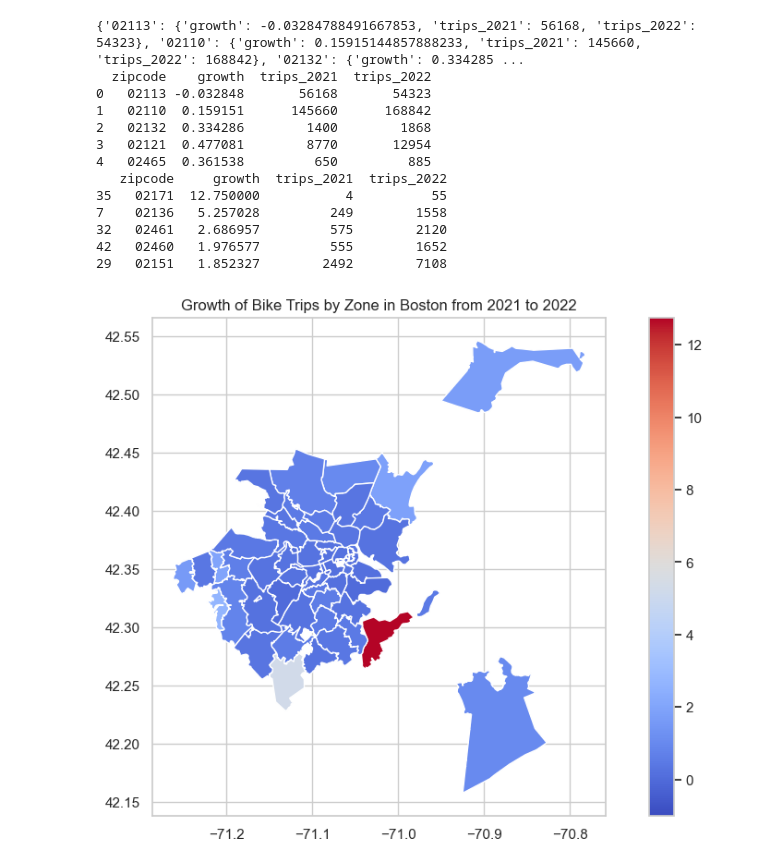
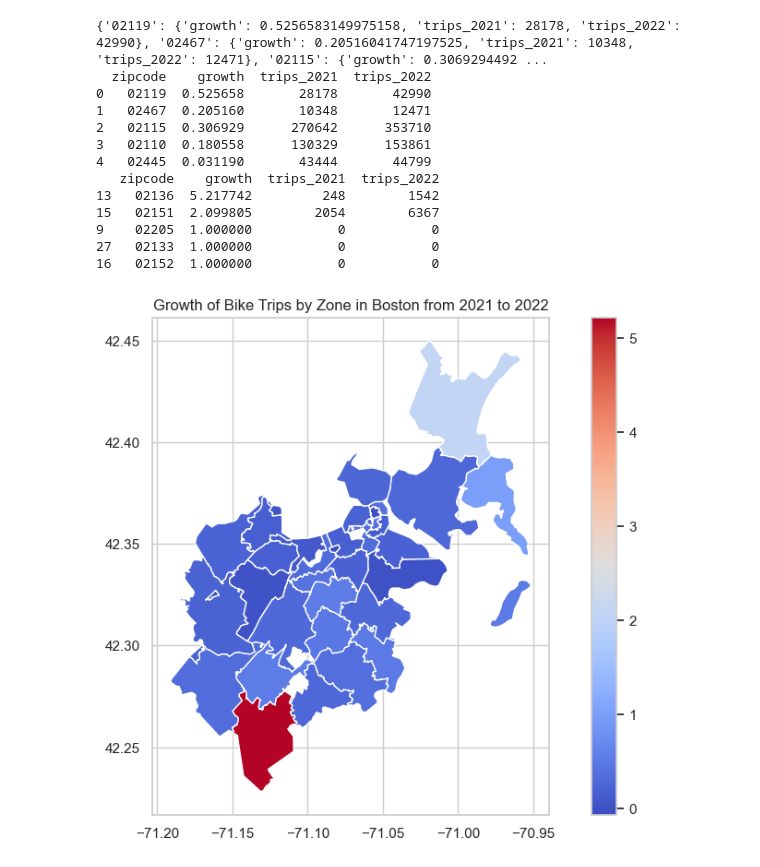
Before and after one commit to GaiaPizzuti/Bike-Inequality, a Jupyter notebook: src/notebook/trips_zones.ipynb, the cells around one changed output. Cells and saved outputs as stored; diff of their text form; code cells hidden in the pictures.

```diff
--- a/src/notebook/trips_zones.ipynb
+++ b/src/notebook/trips_zones.ipynb
@@ -41,26 +48,33 @@ trips_df = pd.read_csv(trips_file, dtype={'departure': str, 'arrival': str})
 
 # 2 - contare i viaggi per ogni zona
 zones = dict()
+for zipcode in zipcodes:
+    zones[zipcode] = {'start': 0, 'end': 0}
+
 for index, row in trips_df.iterrows():
     start_zone = row['departure']
     end_zone = row['arrival']
 
     if start_zone not in zones:
-        zones[start_zone] = {'start': 0, 'end': 0}
-    if end_zone not in zones:
-        zones[end_zone] = {'start': 0, 'end': 0}
+        continue
 
     zones[start_zone]['start'] += row['trips']
+
+    if end_zone not in zones:
+        continue
+
     zones[end_zone]['end'] += row['trips']
 
 zones_df = pd.DataFrame.from_dict(zones, orient='index').reset_index()
 zones_df.rename(columns={"index": "zipcode"}, inplace=True)
 zipcode_gdf.rename(columns={"ZCTA5CE10": "zipcode"}, inplace=True)
+
+# ascending order of trips
+zones_df = zones_df.sort_values(by='start', ascending=True)
 print(zones_df.head())
 
 # 3 - unire i dati dei viaggi con le zone geografiche
 merged_gdf = zipcode_gdf.merge(zones_df, on='zipcode', how='right')
-merged_gdf.fillna(0, inplace=True)
 
 # 4 - creare una mappa
 fig, ax = plt.subplots(1, 1, figsize=(12, 7))
@@ -94,11 +108,14 @@ stations_file = os.path.join(stations_data, year, city + '.csv')
 stations_df = pd.read_csv(stations_file, encoding='cp1252', dtype={'zipcode': str})
 
 zones = dict()
+for zipcode in zipcodes:
+    zones[zipcode] = 0
+
 for index, row in stations_df.iterrows():
     zone = row['zipcode']
 
     if zone not in zones:
-        zones[zone] = 0
+        continue
 
     zones[zone] += 1
 
@@ -111,7 +128,12 @@ merged_gdf = zipcode_gdf.merge(zones_df, on='zipcode', how='right')
 
 # creare una mappa
 fig, ax = plt.subplots(1, 1, figsize=(12, 7))
-merged_gdf.plot(column='stations', ax=ax, legend=True, cmap=color)
+merged_gdf.plot(column='stations', ax=ax, legend=True, cmap=color, missing_kwds={
+    "color": "lightgrey",
+    "edgecolor": "grey",
+    "hatch": "///",
+    "label": "No data"
+})
 ax.set_title(f"Number of Bike Stations by Zone in {city}")
 sns.set_style("whitegrid")
 plt.show()
@@ -143,27 +165,32 @@ trips_df_2022 = pd.read_csv(trips_file, dtype={'departure': str, 'arrival': str}
 
 # calcolare l'aumento percentuale dei viaggi per ogni zona
 zones_2021 = dict()
+for zipcode in zipcodes:
+    zones_2021[zipcode] = 0
+
 for index, row in trips_df_2021.iterrows():
     start_zone = row['departure']
     end_zone = row['arrival']
 
     if start_zone not in zones_2021:
-        zones_2021[start_zone] = 0
+        continue
     if end_zone not in zones_2021:
-        zones_2021[end_zone] = 0
+        continue
 
     zones_2021[start_zone] += row['trips']
     zones_2021[end_zone] += row['trips']
 
 zones_2022 = dict()
+for zipcode in zipcodes:
+    zones_2022[zipcode] = 0
 for index, row in trips_df_2022.iterrows():
     start_zone = row['departure']
     end_zone = row['arrival']
 
     if start_zone not in zones_2022:
-        zones_2022[start_zone] = 0
+        continue
     if end_zone not in zones_2022:
-        zones_2022[end_zone] = 0
+        continue
 
     zones_2022[start_zone] += row['trips']
     zones_2022[end_zone] += row['trips']
@@ -176,46 +203,46 @@ for zone in set(list(zones_2021.keys()) + list(zones_2022.keys())):
     if trips_2021 == 0:
         growth = 1
     else:
         growth = (trips_2022 - trips_2021) / trips_2021
 
     if zone not in zones_growth:
         zones_growth[zone] = dict()
 
     zones_growth[zone]['growth'] = growth
     zones_growth[zone]['trips_2021'] = trips_2021
     zones_growth[zone]['trips_2022'] = trips_2022
 
 print(zones_growth)
 zones_growth_df = pd.DataFrame.from_dict(zones_growth, orient='index').reset_index()
 zones_growth_df.rename(columns={"index": "zipcode", 0: "growth"}, inplace=True)
 print(zones_growth_df.head())
 
 # order by growth descending
 zones_growth_df = zones_growth_df.sort_values(by='growth', ascending=False)
 print(zones_growth_df.head())
 # unire i dati con le zone geografiche
 merged_gdf = zipcode_gdf.merge(zones_growth_df, on='zipcode', how='right')
 # creare una mappa
 fig, ax = plt.subplots(1, 1, figsize=(12, 7))
 merged_gdf.plot(column='growth', ax=ax, legend=True, cmap=color)
 ax.set_title(f"Growth of Bike Trips by Zone in {city} from {year} to {year_after}")
 sns.set_style("whitegrid")
 plt.show()
 # %% [output]
-{'02113': {'growth': -0.03284788491667853, 'trips_2021': 56168, 'trips_2022': 54323}, '02110': {'growth': 0.15915144857888233, 'trips_2021': 145660, 'trips_2022': 168842}, '02132': {'growth': 0.334285 ...
+{'02119': {'growth': 0.5256583149975158, 'trips_2021': 28178, 'trips_2022': 42990}, '02467': {'growth': 0.20516041747197525, 'trips_2021': 10348, 'trips_2022': 12471}, '02115': {'growth': 0.3069294492 ...
   zipcode    growth  trips_2021  trips_2022
-0   02113 -0.032848       56168       54323
-1   02110  0.159151      145660      168842
-2   02132  0.334286        1400        1868
-3   02121  0.477081        8770       12954
-4   02465  0.361538         650         885
-   zipcode     growth  trips_2021  trips_2022
-35   02171  12.750000           4          55
-7    02136   5.257028         249        1558
-32   02461   2.686957         575        2120
-42   02460   1.976577         555        1652
-29   02151   1.852327        2492        7108
+0   02119  0.525658       28178       42990
+1   02467  0.205160       10348       12471
+2   02115  0.306929      270642      353710
+3   02110  0.180558      130329      153861
+4   02445  0.031190       43444       44799
+   zipcode    growth  trips_2021  trips_2022
+13   02136  5.217742         248        1542
+15   02151  2.099805        2054        6367
+9    02205  1.000000           0           0
+27   02133  1.000000           0           0
+16   02152  1.000000           0           0
-[figure, old version]
+[figure, new version]
 # %%
 # analisi dell'aumento delle stazioni nel tempo
 
```
Also changed, not shown: parts of 5 cells of this notebook, 3 other files.
